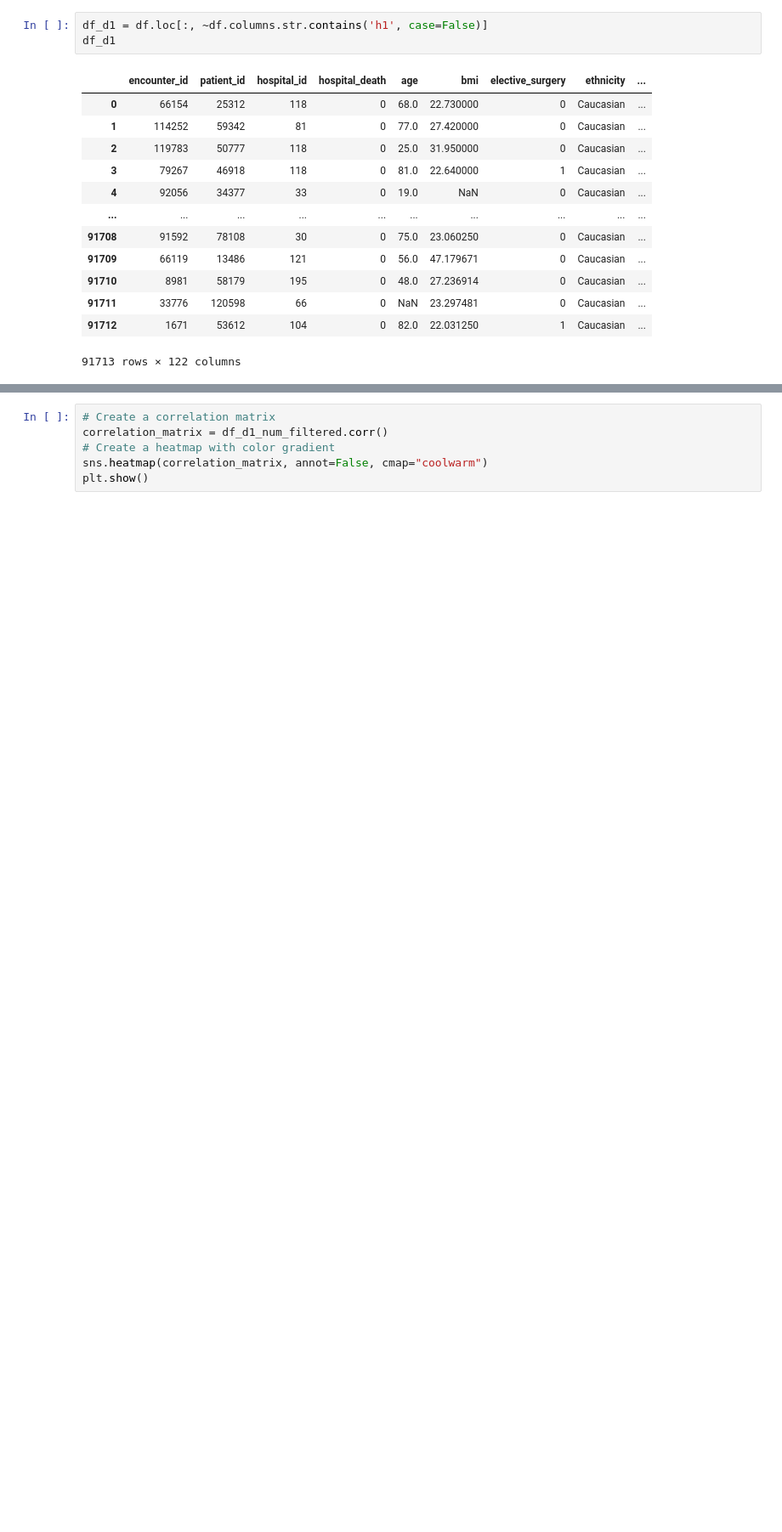
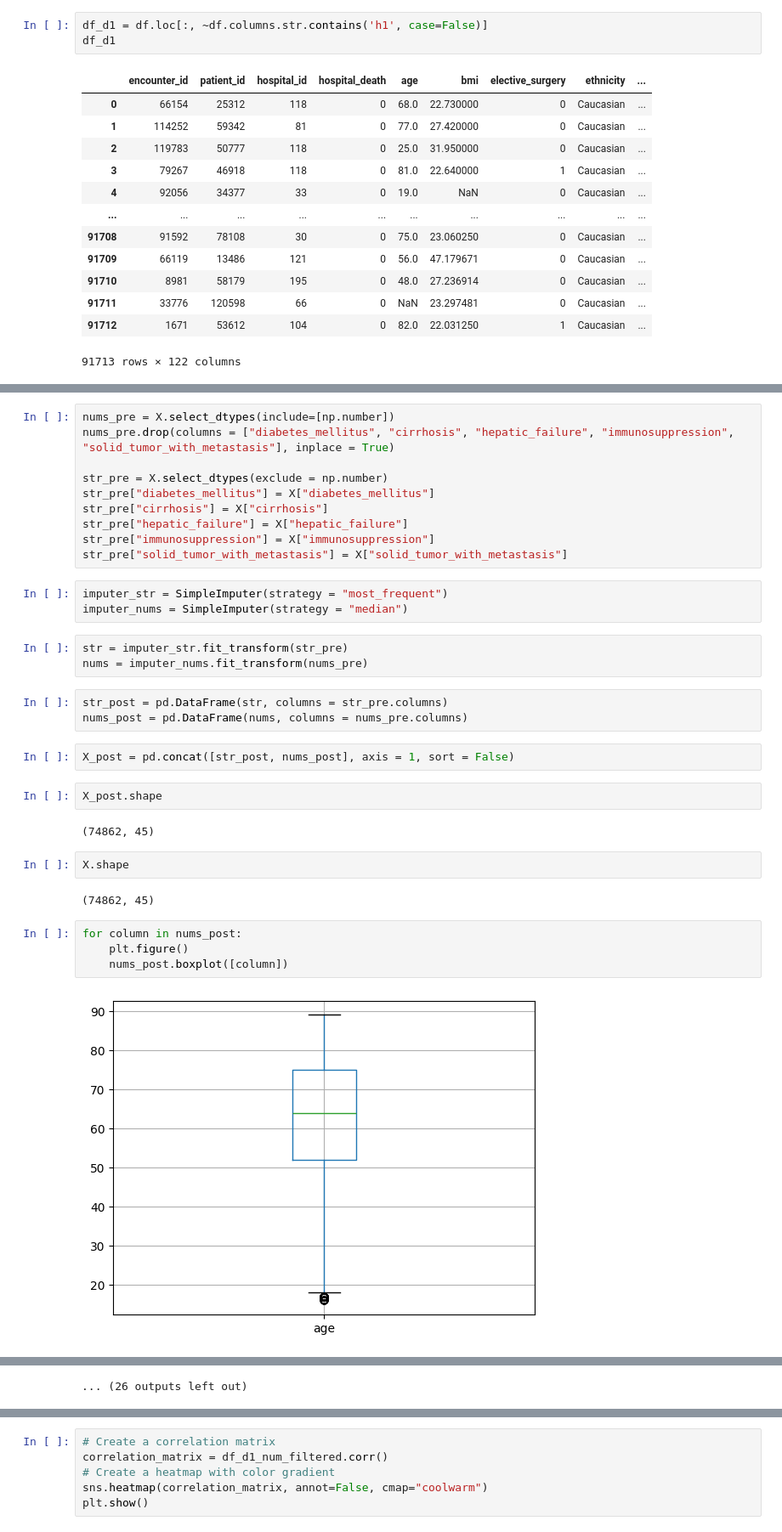
Before and after one commit to DomNau1001/Risk_ICU, a Jupyter notebook: 1_day_analysis.ipynb, the cells around one changed output, grey strips where cells are left out. Shown at 85% size. Drawn from its saved outputs; the diff is of its cells as text; blank space fills up the shorter version.

```diff
--- a/1_day_analysis.ipynb
+++ b/1_day_analysis.ipynb
@@ -120,0 +204,35 @@ df_d1_num_filtered
+# %%
+nums_pre = X.select_dtypes(include=[np.number])
+nums_pre.drop(columns = ["diabetes_mellitus", "cirrhosis", "hepatic_failure", "immunosuppression", "solid_tumor_with_metastasis"], inplace = True)
+
+str_pre = X.select_dtypes(exclude = np.number)
+str_pre["diabetes_mellitus"] = X["diabetes_mellitus"]
+str_pre["cirrhosis"] = X["cirrhosis"]
+str_pre["hepatic_failure"] = X["hepatic_failure"]
+str_pre["immunosuppression"] = X["immunosuppression"]
+str_pre["solid_tumor_with_metastasis"] = X["solid_tumor_with_metastasis"]
+# %%
+imputer_str = SimpleImputer(strategy = "most_frequent")
+imputer_nums = SimpleImputer(strategy = "median")
+# %%
+str = imputer_str.fit_transform(str_pre)
+nums = imputer_nums.fit_transform(nums_pre)
+# %%
+str_post = pd.DataFrame(str, columns = str_pre.columns)
+nums_post = pd.DataFrame(nums, columns = nums_pre.columns)
+# %%
+X_post = pd.concat([str_post, nums_post], axis = 1, sort = False)
+# %%
+X_post.shape
+# %% [output]
+(74862, 45)
+# %%
+X.shape
+# %% [output]
+(74862, 45)
+# %%
+for column in nums_post:
+    plt.figure()
+    nums_post.boxplot([column])
+# %% [output]
+[figure, added]
@@ -120,0 +250 @@ df_d1_num_filtered
+... (26 outputs left out)
```
Also changed, not shown: parts of 35 cells of this notebook.
